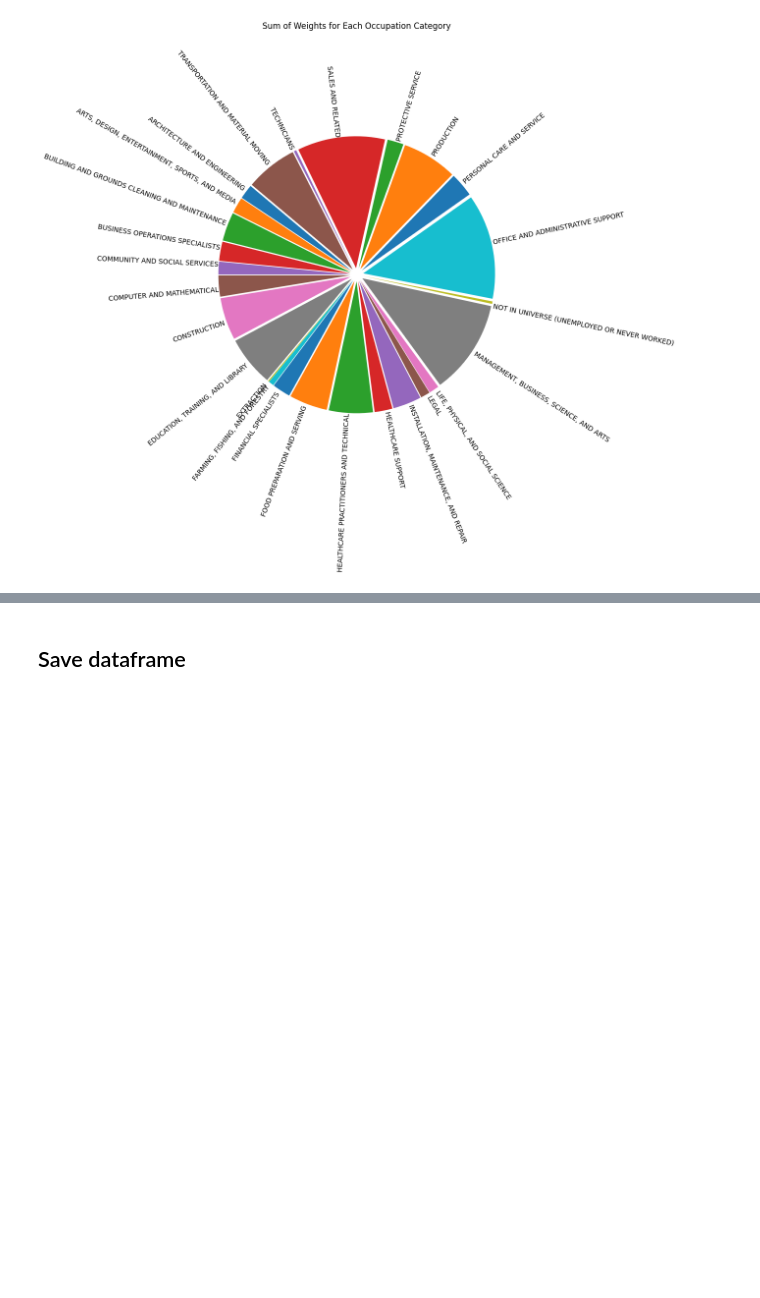
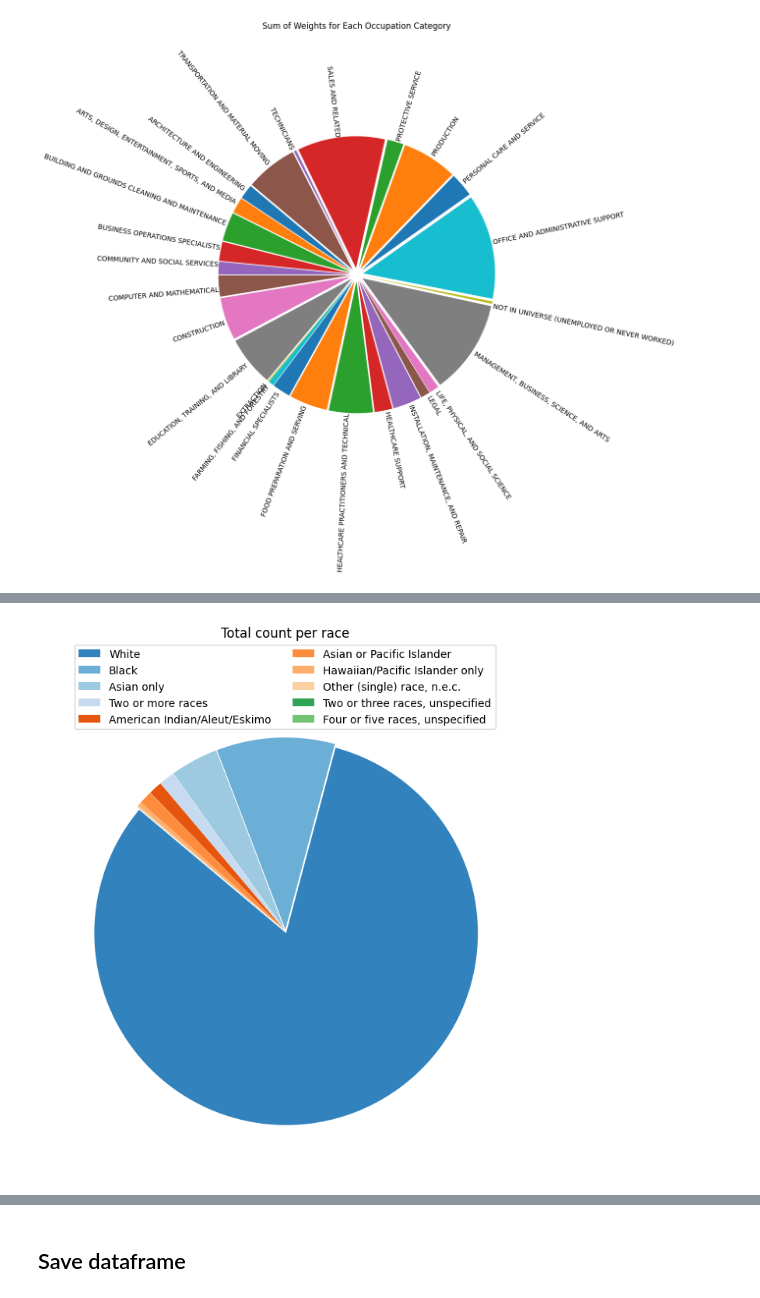
Before and after one commit to JuliaPutz/interdisciplinary_project, a Jupyter notebook: exploration/basic_exploration.ipynb, the cells around one changed output, grey strips where cells are left out. Drawn from its saved outputs; the diff is of its cells as text; code cells hidden in the pictures; blank space fills up the shorter version.

```diff
--- a/exploration/basic_exploration.ipynb
+++ b/exploration/basic_exploration.ipynb
@@ -275,0 +357,5 @@ plt.show()
+# %%
+data_df_restructured = data_df.copy()
+data_df_restructured['RACE'] = data_df['RACE'].replace(range(801, 820), 800)
+# %%
+restructured_dist = race_distribution(data_df_restructured, 'RACE', race_codes)
@@ -275,0 +376,4 @@ plt.show()
+# %%
+plot_race_distribution(restructured_dist, weighed=False, legend_x=.95, legend_y=.91, title_y = 1.1)
+# %% [output]
+[figure, added]
```
Also changed, not shown: parts of 29 cells of this notebook.
